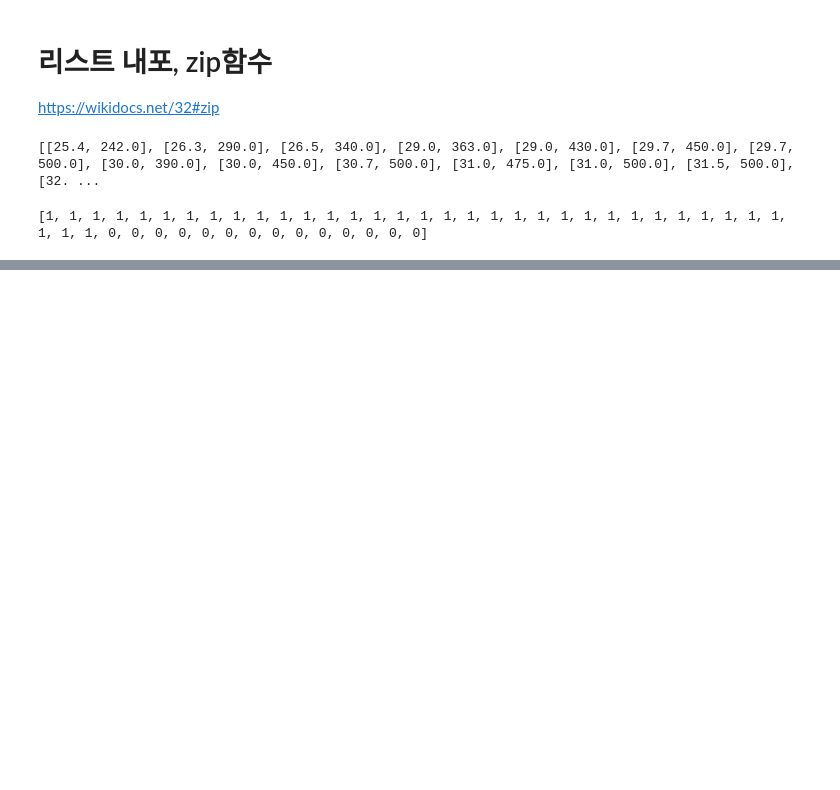
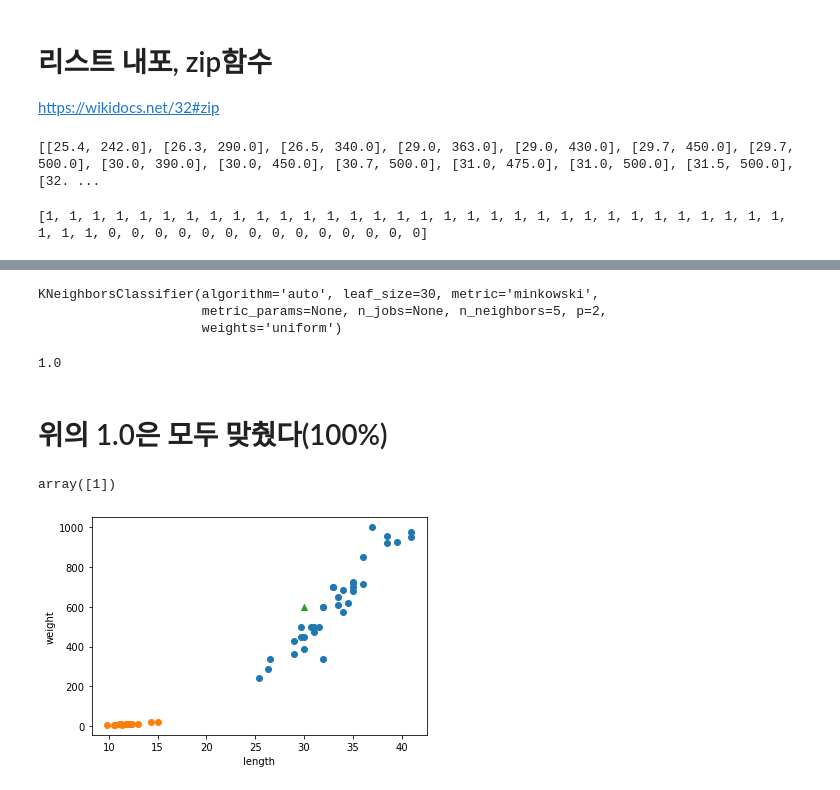
Before and after one commit to NCP08/ML_DL, a Jupyter notebook: exe/01.도미와 빙어 분류.ipynb, the cells around one changed output, grey strips where cells are left out. Saved outputs shown, nothing was run; the diff lists cells and outputs as text; code cells hidden in the pictures; blank space fills up the shorter version.

```diff
--- a/exe/01.도미와 빙어 분류.ipynb
+++ b/exe/01.도미와 빙어 분류.ipynb
@@ -86,0 +92,32 @@ print(fish_target)
+# %%
+# 머신러닝 알고리즘 객체 준비
+kn = KNeighborsClassifier()
+
+# 학습(입력데이터, 타겟데이터(정답))
+kn.fit(fish_data, fish_target)
+# %% [output]
+KNeighborsClassifier(algorithm='auto', leaf_size=30, metric='minkowski',
+                     metric_params=None, n_jobs=None, n_neighbors=5, p=2,
+                     weights='uniform')
+# %%
+# 점수(맞춰보자)
+kn.score(fish_data, fish_target)
+# %% [output]
+1.0
+# %% [markdown]
+# 위의 1.0은 모두 맞췄다(100%)
+# %%
+# 새로운 데이터를 넣었을 때 어떤 것으로 분류할 것인지
+# 1이니까 도미로 분류
+kn.predict([[30, 600]])
+# %% [output]
+array([1])
+# %%
+plt.scatter(bream_length, bream_weight)
+plt.scatter(smelt_length, smelt_weight)
+plt.scatter(30, 600, marker='^')
+plt.xlabel('length')
+plt.ylabel('weight')
+plt.show()
+# %% [output]
+[figure, added]
```
Also changed, not shown: parts of 8 cells of this notebook.
